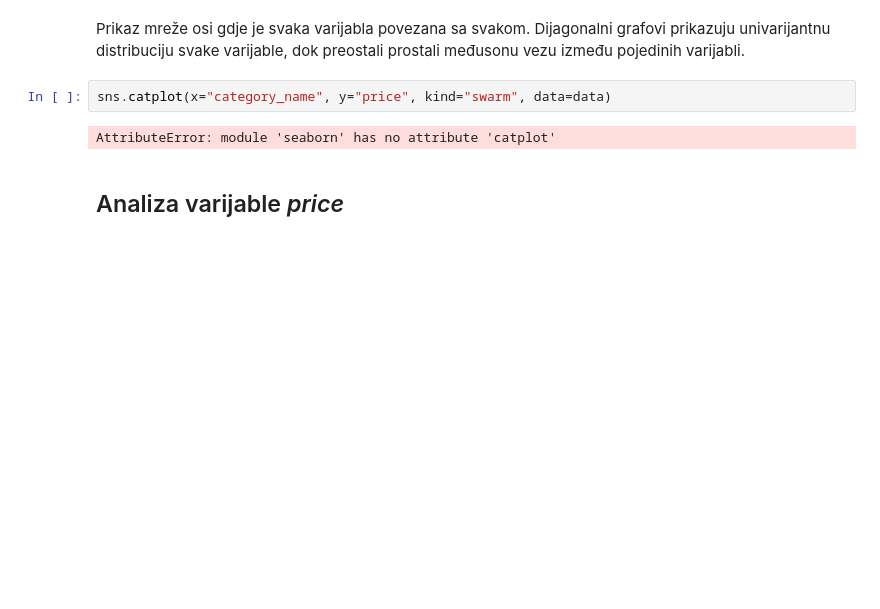
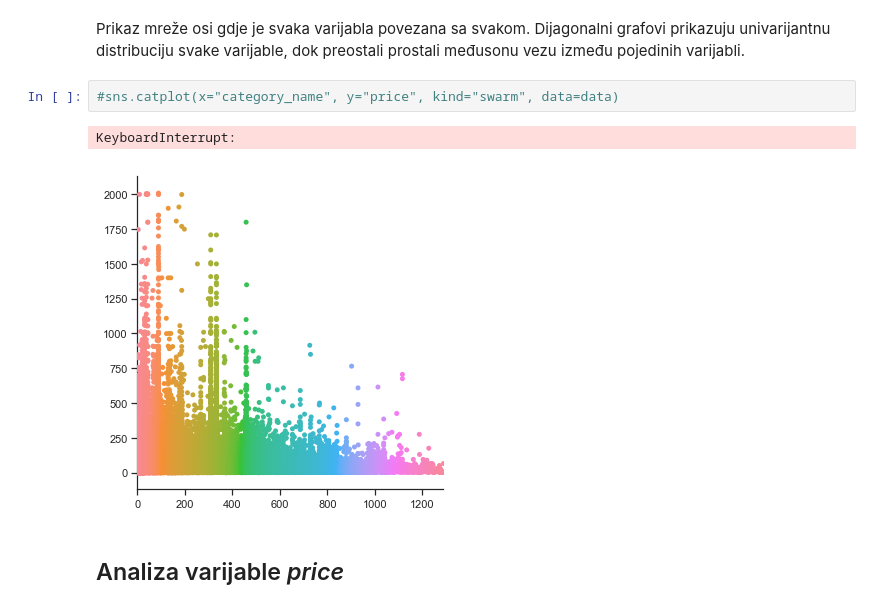
Before and after one commit to bderic1/StrojnoUcenje, a Jupyter notebook: Untitled1.ipynb, the cells around one changed output. Drawn from its saved outputs; the diff is of its cells as text; blank space fills up the shorter version.

```diff
--- a/Untitled1.ipynb
+++ b/Untitled1.ipynb
@@ -101,9 +101,10 @@ plt.show()
 Prikaz mreže osi gdje je svaka varijabla povezana sa svakom.
 Dijagonalni grafovi prikazuju univarijantnu distribuciju svake varijable, dok preostali prostali međusonu vezu između pojedinih varijabli.
 # %%
-sns.catplot(x="category_name", y="price", kind="swarm", data=data)
+#sns.catplot(x="category_name", y="price", kind="swarm", data=data)
 # %% [output]
-AttributeError: module 'seaborn' has no attribute 'catplot'
+KeyboardInterrupt:
+[figure, added]
 # %% [markdown]
 ## Analiza varijable *price*
 # %%
```
Also changed, not shown: parts of 18 cells of this notebook.
